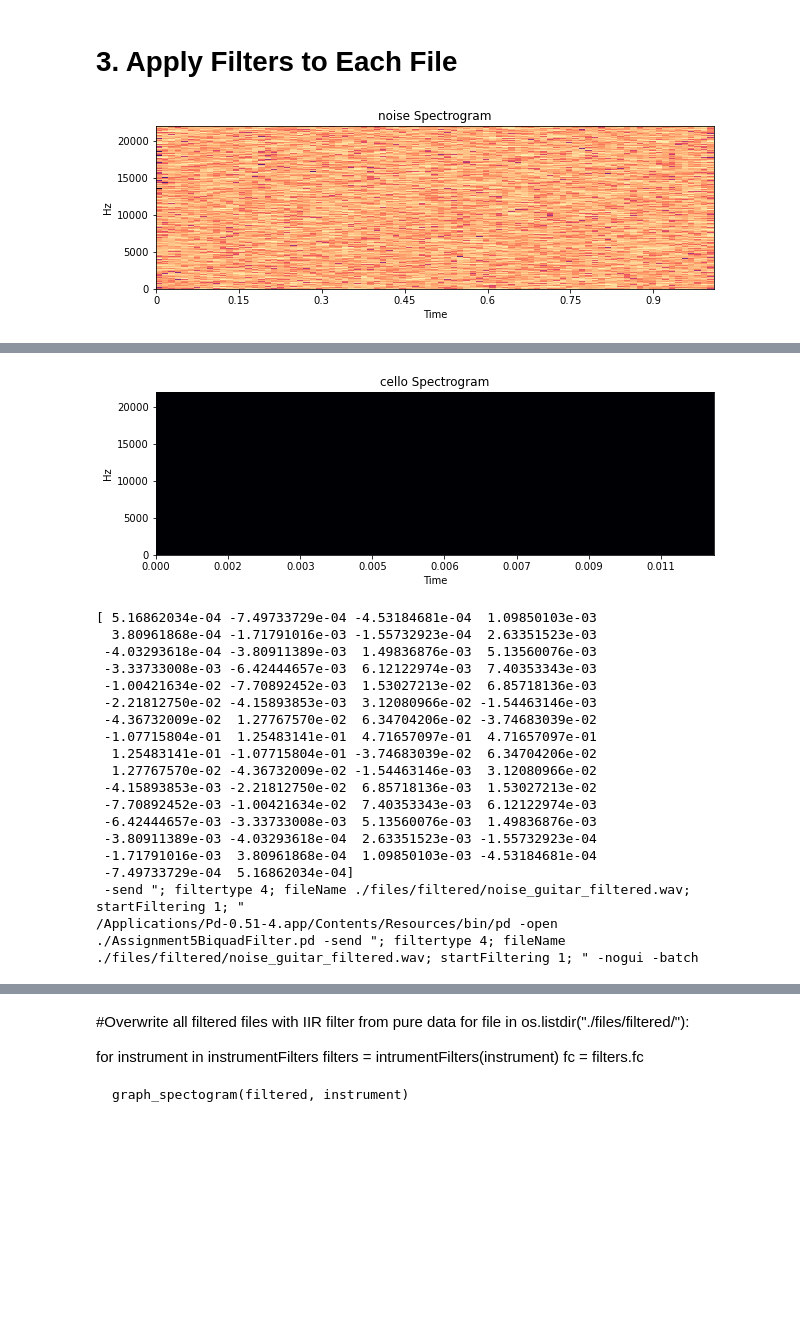
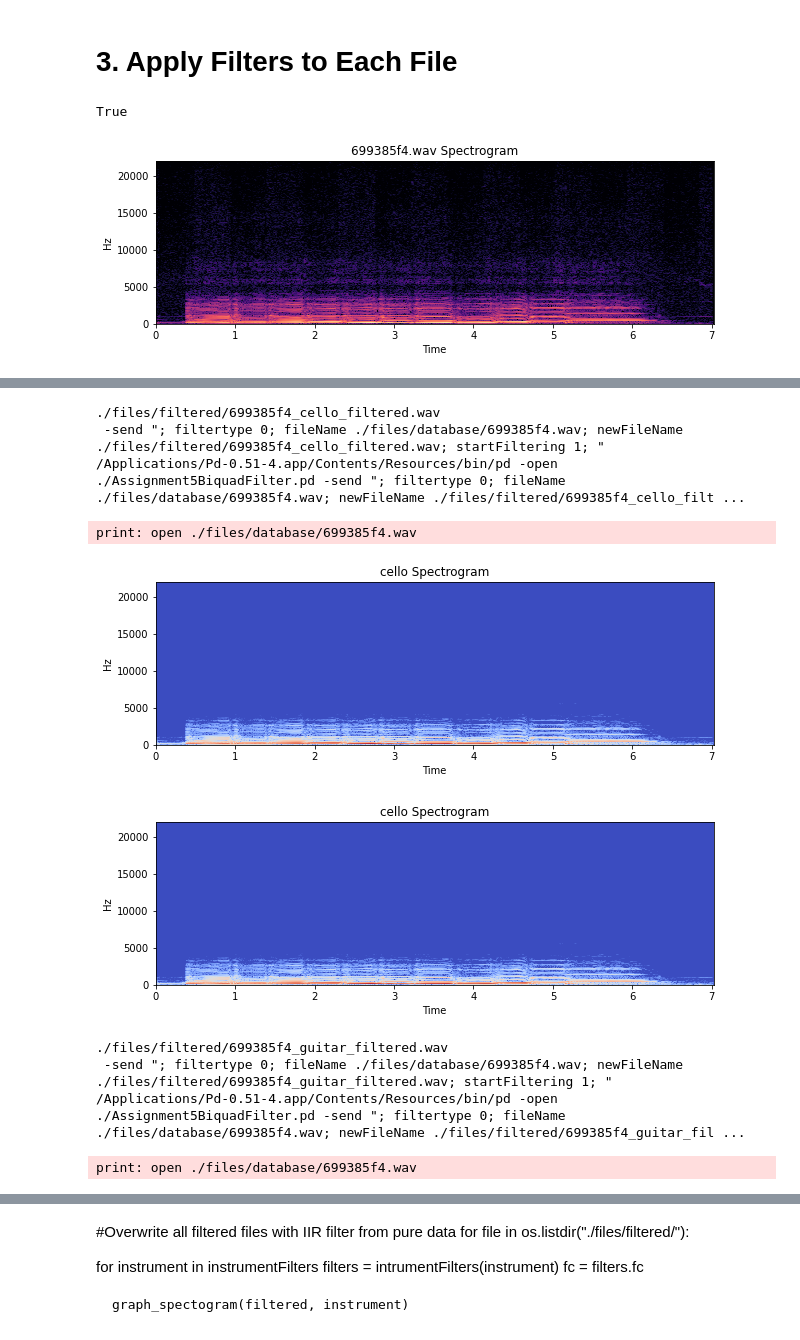
Before and after one commit to jpclemente97/mct-teamb-2, a Jupyter notebook: python assignment 5 pragmatic/jakobTesting/Assignment5_test_file.ipynb, the cells around one changed output, grey strips where cells are left out. Saved outputs shown, nothing was run; the diff lists cells and outputs as text; code cells hidden in the pictures; blank space fills up the shorter version.

```diff
--- a/python assignment 5 pragmatic/jakobTesting/Assignment5_test_file.ipynb
+++ b/python assignment 5 pragmatic/jakobTesting/Assignment5_test_file.ipynb
@@ -29,7 +29,8 @@ class InstrumentFilters:
         # fc = random float from 0 to 1
         self.fc = random.random()
         # chose filter 0 to 6 in pure data
-        self.iirFilter = random.randrange(6)
+        #self.iirFilter = random.randrange(6)
+        self.iirFilter = 0
 
 #class PureDataIIR:
 #    def __init__(self, fileName, instrument):
@@ -42,8 +43,8 @@ class InstrumentFilters:
 #        #os.system(command)""
 
 class PureDataIIR:
-    def __init__(self, filtertype, fileName, startFiltering):
-        send = ' -send "; ' + str(filtertype) + '; ' + str(fileName) + '; ' + str(startFiltering) + '; "'
+    def __init__(self, filtertype, fileName, filteredFileName, startFiltering):
+        send = ' -send "; ' + str(filtertype) + '; ' + str(fileName) + '; ' + str(filteredFileName) + '; ' + str(startFiltering) + '; "'
         command = pd_executable + ' -open ' + pd_patch + send  + ' -nogui' + ' -batch'
         print(send)
         print(command)
@@ -202,32 +203,38 @@ instrumentFilters = {}
 # Create filters for each instrument
 for instrument in instrumentTypes:
     instrumentFilters[instrument] = InstrumentFilters()
+file = next(iter(fileClasses))
+filePath = "./files/database/" + file
+print(os.path.exists(filePath))
+originalFile, sr = librosa.load(filePath, sr=44100, mono=True)
 
-# Apply filters to a 1 second noise array to display effects
-noise = np.random.normal(0,1,44100)
-graph_spectrogram(noise, "noise")
+graph_spectrogram(originalFile, file)
 
 for instrument in instrumentFilters:
+
+    # Apply IIR filter through pure data
     filters = instrumentFilters[instrument]
+    iirFilter = filters.iirFilter
+    filtertype = 'filtertype ' + str(iirFilter)
+    fileName = ('fileName ' + filePath)
+    filteredFileName = file.replace(".wav", "_" + instrument + "_filtered.wav")
+    filteredFilePath = filePath.replace("database/" + file , "filtered/" + filteredFileName)
+    print(filteredFilePath)
+    fileFiltered = ('newFileName '+ filteredFilePath)
+    startFiltering = ('startFiltering 1')
+    PureDataIIR(filtertype, fileName, fileFiltered, startFiltering)
+    filtered, sr = librosa.load(filteredFilePath, sr=44100, mono=True)
+
+    graph_spectrogram(filtered, instrument)
+
+    # Load filtered file and apply FIR filter
     numtaps = filters.firTaps
     fc = filters.fc
     h = signal.firwin(numtaps, fc, pass_zero='lowpass')
-    print(h)
-    filtered = signal.lfilter(h, 1, noise)
-    file = "./files/filtered/noise_" + instrument + "_filtered.wav"
-    #PD IIR Filter Soe
-    write(file, sr, filtered.astype(np.int16))
-
-    iirFilter = filters.iirFilter
-    #call puredata to overwrite filteredfiles
-    #list all arguments
-    filtertype = 'filtertype ' + str(iirFilter)
-    fileName = ('fileName '+ file)
-    #fileFiltered = ('newFileName '+ file)
-    startFiltering = ('startFiltering 1')
-    PureDataIIR(filtertype, fileName, startFiltering)
-    filtered, sr = librosa.load(file, sr=44100, mono=True)
+    filtered = signal.lfilter(h, 1, filtered)
+    write(filteredFilePath, sr, filtered)
 
     graph_spectrogram(filtered, instrument)
 # %% [output]
+True
-[figure, old version]
+[figure, new version]
@@ -251,19 +241,10 @@ for instrument in instrumentFilters:
+./files/filtered/699385f4_cello_filtered.wav
+ -send "; filtertype 0; fileName ./files/database/699385f4.wav; newFileName ./files/filtered/699385f4_cello_filtered.wav; startFiltering 1; "
+/Applications/Pd-0.51-4.app/Contents/Resources/bin/pd -open ./Assignment5BiquadFilter.pd -send "; filtertype 0; fileName ./files/database/699385f4.wav; newFileName ./files/filtered/699385f4_cello_filt ...
+print: open ./files/database/699385f4.wav
-[figure, old version]
+[figure, new version]
-[ 5.16862034e-04 -7.49733729e-04 -4.53184681e-04  1.09850103e-03
-  3.80961868e-04 -1.71791016e-03 -1.55732923e-04  2.63351523e-03
- -4.03293618e-04 -3.80911389e-03  1.49836876e-03  5.13560076e-03
- -3.33733008e-03 -6.42444657e-03  6.12122974e-03  7.40353343e-03
- -1.00421634e-02 -7.70892452e-03  1.53027213e-02  6.85718136e-03
- -2.21812750e-02 -4.15893853e-03  3.12080966e-02 -1.54463146e-03
- -4.36732009e-02  1.27767570e-02  6.34704206e-02 -3.74683039e-02
- -1.07715804e-01  1.25483141e-01  4.71657097e-01  4.71657097e-01
-  1.25483141e-01 -1.07715804e-01 -3.74683039e-02  6.34704206e-02
-  1.27767570e-02 -4.36732009e-02 -1.54463146e-03  3.12080966e-02
- -4.15893853e-03 -2.21812750e-02  6.85718136e-03  1.53027213e-02
- -7.70892452e-03 -1.00421634e-02  7.40353343e-03  6.12122974e-03
- -6.42444657e-03 -3.33733008e-03  5.13560076e-03  1.49836876e-03
- -3.80911389e-03 -4.03293618e-04  2.63351523e-03 -1.55732923e-04
- -1.71791016e-03  3.80961868e-04  1.09850103e-03 -4.53184681e-04
- -7.49733729e-04  5.16862034e-04]
- -send "; filtertype 4; fileName ./files/filtered/noise_guitar_filtered.wav; startFiltering 1; "
-/Applications/Pd-0.51-4.app/Contents/Resources/bin/pd -open ./Assignment5BiquadFilter.pd -send "; filtertype 4; fileName ./files/filtered/noise_guitar_filtered.wav; startFiltering 1; " -nogui -batch
+[figure, added]
+./files/filtered/699385f4_guitar_filtered.wav
+ -send "; filtertype 0; fileName ./files/database/699385f4.wav; newFileName ./files/filtered/699385f4_guitar_filtered.wav; startFiltering 1; "
+/Applications/Pd-0.51-4.app/Contents/Resources/bin/pd -open ./Assignment5BiquadFilter.pd -send "; filtertype 0; fileName ./files/database/699385f4.wav; newFileName ./files/filtered/699385f4_guitar_fil ...
+print: open ./files/database/699385f4.wav
```
Also changed, not shown: parts of 3 cells of this notebook, 1 other file.
